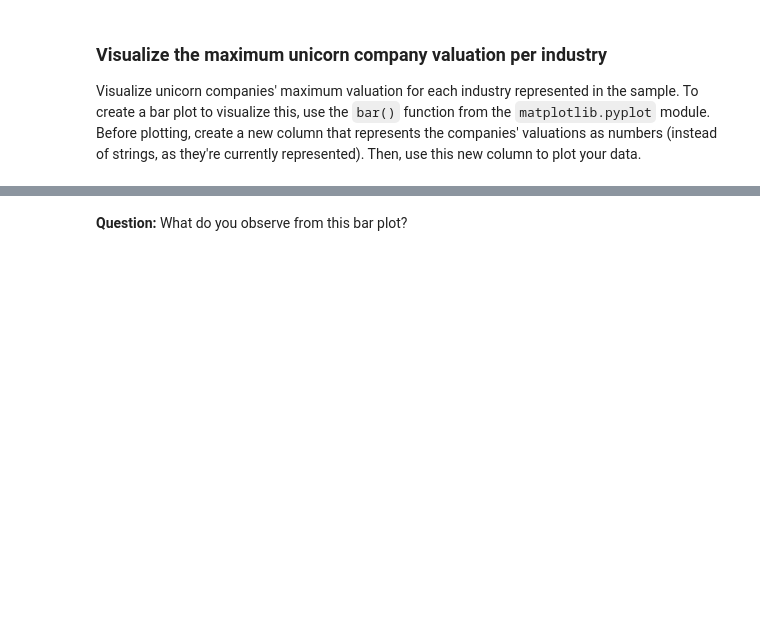
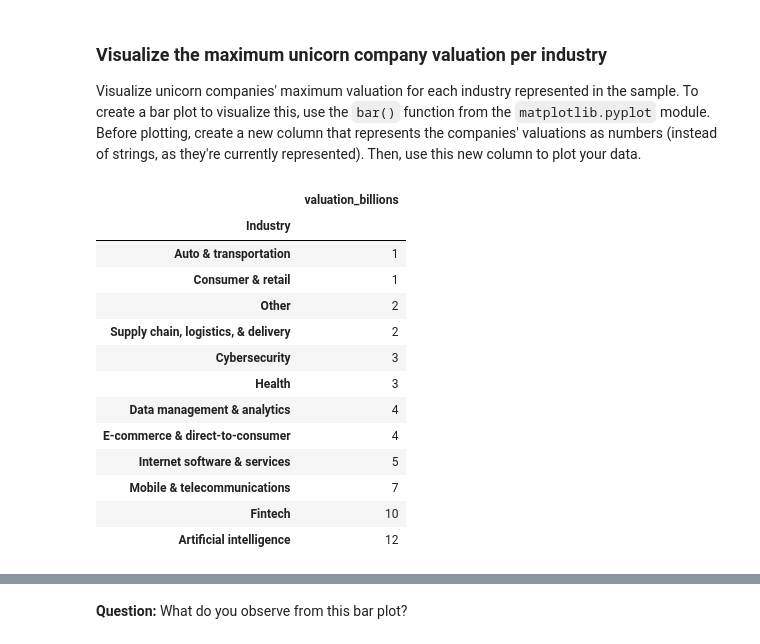
Before and after one commit to dianario/google_advanced_data_analytics, a Jupyter notebook: eda_lab2/Activity_Discover_what_is_in_your_dataset.ipynb, the cells around one changed output, grey strips where cells are left out. Saved outputs shown, nothing was run; the diff lists cells and outputs as text; code cells hidden in the pictures; blank space fills up the shorter version.

```diff
--- a/eda_lab2/Activity_Discover_what_is_in_your_dataset.ipynb
+++ b/eda_lab2/Activity_Discover_what_is_in_your_dataset.ipynb
@@ -363,3 +311,36 @@ Visualize unicorn companies' maximum valuation for each industry represented in
+# %%
+# Create a column representing company valuation as numeric data
+companies_sampled['valuation_billions'] = companies_sampled['Valuation']
+# Remove the '$' from each value
+companies_sampled['valuation_billions'] = companies_sampled['valuation_billions'].str.replace('$', '')
+# Remove the 'B' from each value
+companies_sampled['valuation_billions'] = companies_sampled['valuation_billions'].str.replace('B', '')
+# Convert column to type int
+companies_sampled['valuation_billions'] = companies_sampled['valuation_billions'].astype('int')
+companies_sampled.head()
+
+grouped = (companies_sampled[['Industry', 'valuation_billions']]
+           .groupby(['Industry'])
+           .max()
+           .sort_values(by = "valuation_billions")
+)
+
+grouped
+# %% [output]
+|  | valuation_billions |
+| Industry |  |
+| Auto & transportation | 1 |
+| Consumer & retail | 1 |
+| Other | 2 |
+| Supply chain, logistics, & delivery | 2 |
+| Cybersecurity | 3 |
+| Health | 3 |
+| Data management & analytics | 4 |
+| E-commerce & direct-to-consumer | 4 |
+| Internet software & services | 5 |
+| Mobile & telecommunications | 7 |
+| Fintech | 10 |
+| Artificial intelligence | 12 |
 # %%
 # Create bar plot
 # with the various industries as the categories of the bars
```
Also changed, not shown: parts of 24 cells of this notebook.
